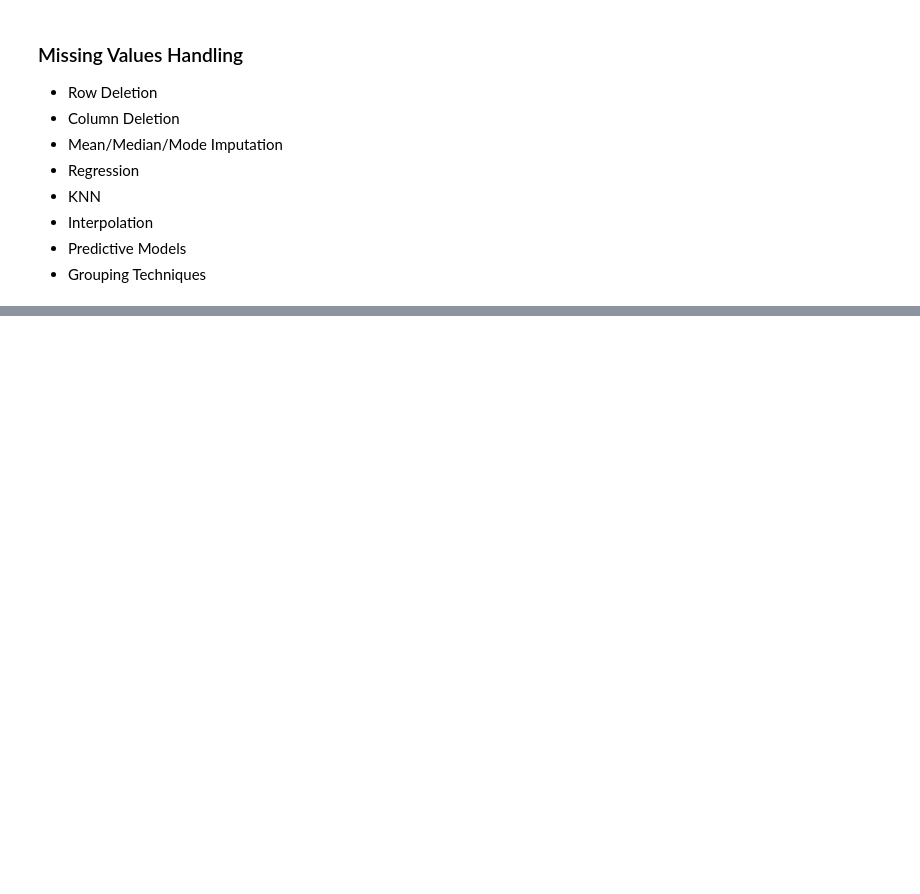
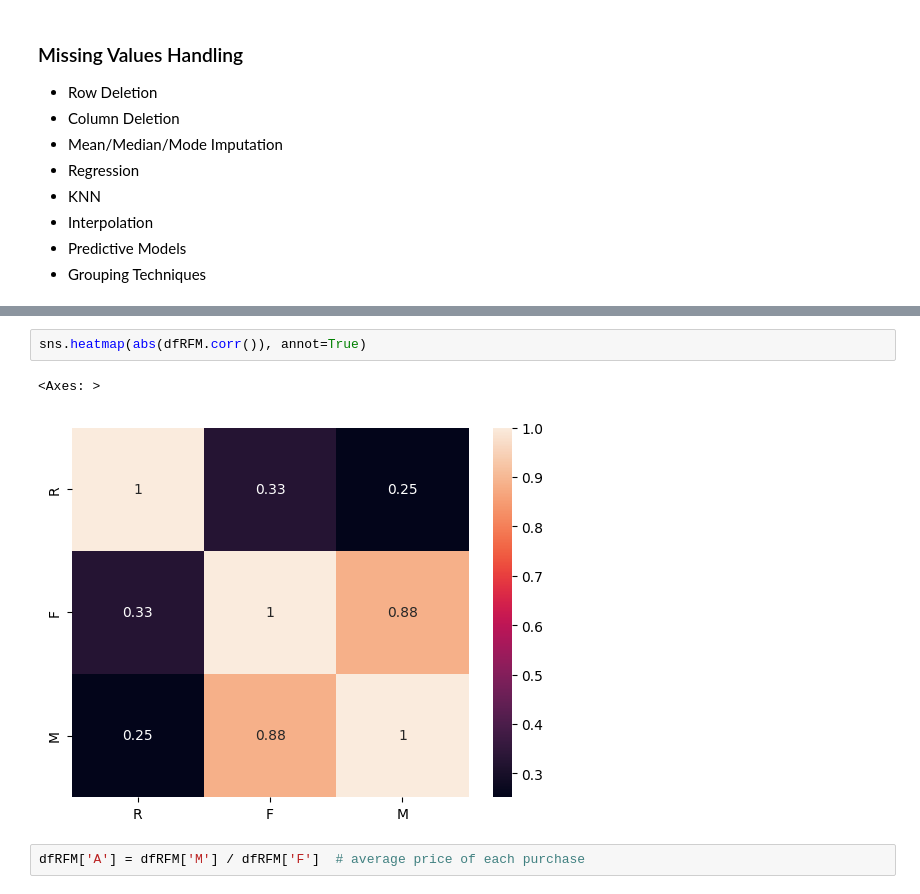
Before and after one commit to Amir-adibi/Hackathon_AI, a Jupyter notebook: Exercise.ipynb, the cells around one changed output, grey strips where cells are left out. Drawn from its saved outputs; the diff is of its cells as text; blank space fills up the shorter version.

```diff
--- a/Exercise.ipynb
+++ b/Exercise.ipynb
@@ -480,0 +781,7 @@ $$ Correlation = {Cov(x, y) \over \sigma{x} * \sigma{y}}$$
+# %%
+sns.heatmap(abs(dfRFM.corr()), annot=True)
+# %% [output]
+<Axes: >
+[figure, added]
+# %%
+dfRFM['A'] = dfRFM['M'] / dfRFM['F']  # average price of each purchase
```
Also changed, not shown: parts of 47 cells of this notebook, 1 other file.
